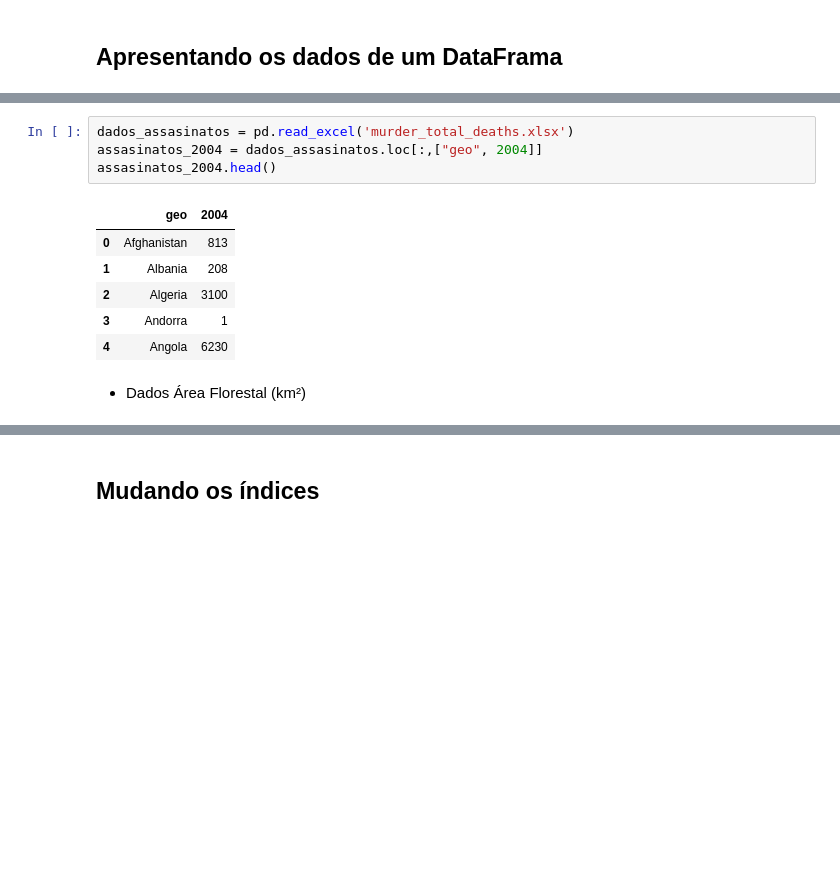
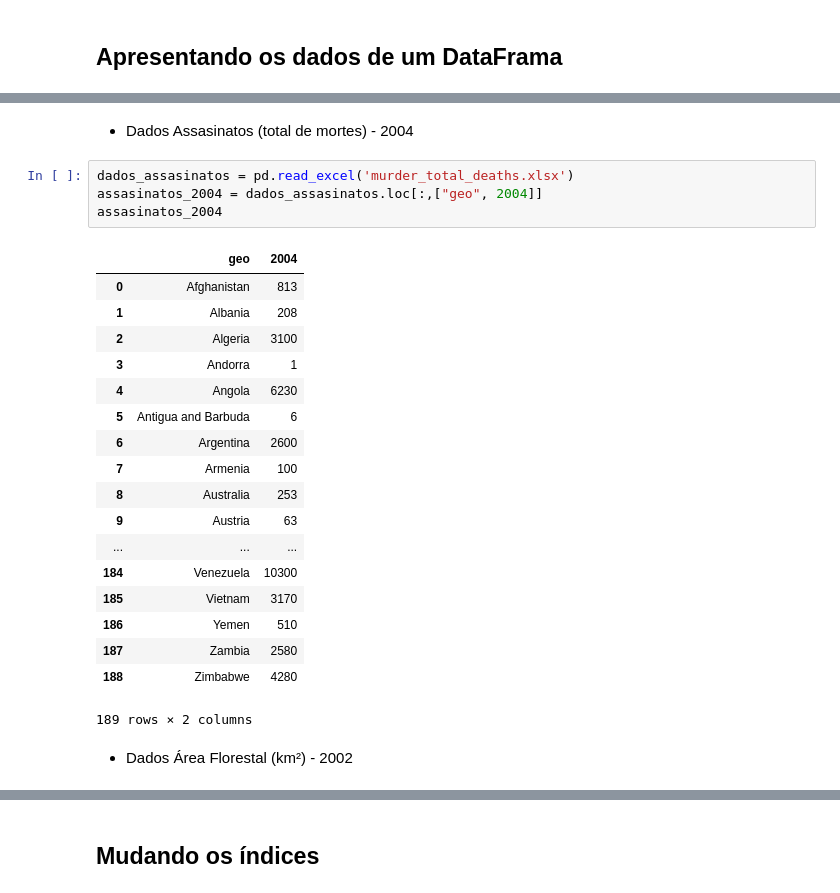
Before and after one commit to BeatrizAlexandre/Projeto_1, a Jupyter notebook: Projeto 1 Beatriz Alexandre.ipynb, the cells around one changed output, grey strips where cells are left out. Cells and saved outputs as stored; diff of their text form; blank space fills up the shorter version.

```diff
--- a/Projeto 1 Beatriz Alexandre.ipynb
+++ b/Projeto 1 Beatriz Alexandre.ipynb
@@ -47,13 +113,27 @@ IDH_2004.head()
+# %% [markdown]
+- Dados Assasinatos (total de mortes) - 2004
 # %%
 dados_assasinatos = pd.read_excel('murder_total_deaths.xlsx')
 assasinatos_2004 = dados_assasinatos.loc[:,["geo", 2004]]
-assasinatos_2004.head()
+assasinatos_2004
 # %% [output]
 |  | geo | 2004 |
 | 0 | Afghanistan | 813 |
 | 1 | Albania | 208 |
 | 2 | Algeria | 3100 |
 | 3 | Andorra | 1 |
 | 4 | Angola | 6230 |
+| 5 | Antigua and Barbuda | 6 |
+| 6 | Argentina | 2600 |
+| 7 | Armenia | 100 |
+| 8 | Australia | 253 |
+| 9 | Austria | 63 |
+| ... | ... | ... |
+| 184 | Venezuela | 10300 |
+| 185 | Vietnam | 3170 |
+| 186 | Yemen | 510 |
+| 187 | Zambia | 2580 |
+| 188 | Zimbabwe | 4280 |
+189 rows × 2 columns
 # %% [markdown]
-- Dados Área Florestal (km²)
+* Dados Área Florestal (km²) - 2002
```
Also changed, not shown: parts of 59 cells of this notebook, 2 other files.
